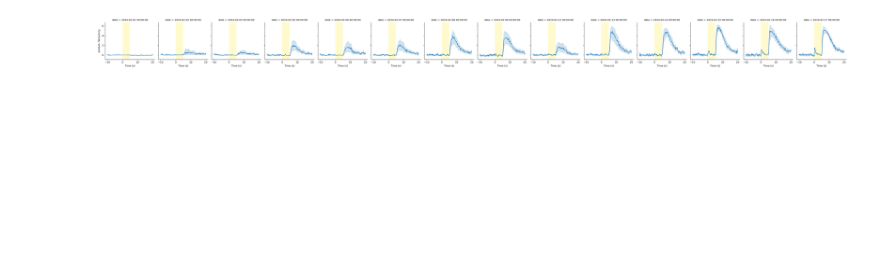
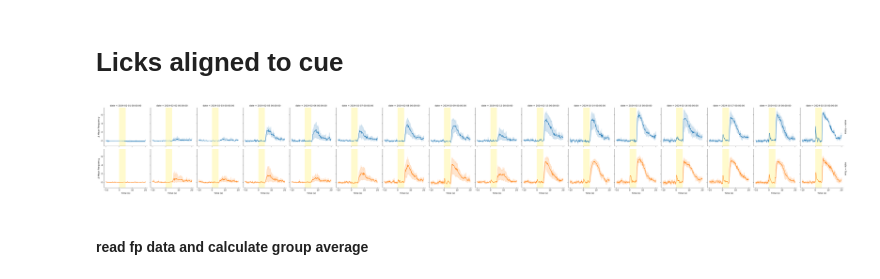
Before and after one commit to Mschaid/coral, a Jupyter notebook: notebooks/visualization.ipynb, the cells around one changed output. Cells and saved outputs as stored; diff of their text form; code cells hidden in the pictures; blank space fills up the shorter version.

```diff
--- a/notebooks/visualization.ipynb
+++ b/notebooks/visualization.ipynb
@@ -74,16 +58,20 @@ shape: (21_545, 10)
+# %% [markdown]
+# Licks aligned to cue
 # %%
-facet = sns.FacetGrid(baseline_corrected_df, col='date',
+facet = sns.FacetGrid(baseline_corrected_df, col='date', row = 'male', hue = 'male',
                       height=3, aspect=1, margin_titles=True)
 facet.map(sns.lineplot, 'time',
           'lick_aligned_to_cue_baseline_corrected')
 # facet.map(sns.lineplot, 'time','encoder_aligned_to_cue_baseline_corrected', color = 'grey')
 for ax in facet.axes.flat:
     draw_cue_box(ax, color='lemonchiffon', alpha=1)
     ax.set_ylabel(r'$\Delta$ Mean Frequency')
     ax.set_xlabel('Time (s)')
 # facet.figure.text(-0.5, 2, 'Lick', color = 'lightblue', size = 20)
 # %% [output]
-[figure, old version]
+[figure, new version]
+# %% [markdown]
+#### read fp data and calculate group average
 # %%
 fp_df = pl.read_parquet(fp_path).drop(
     "__index_level_0__").sort('date').sort('subject')
```
Also changed, not shown: parts of 12 cells of this notebook.
